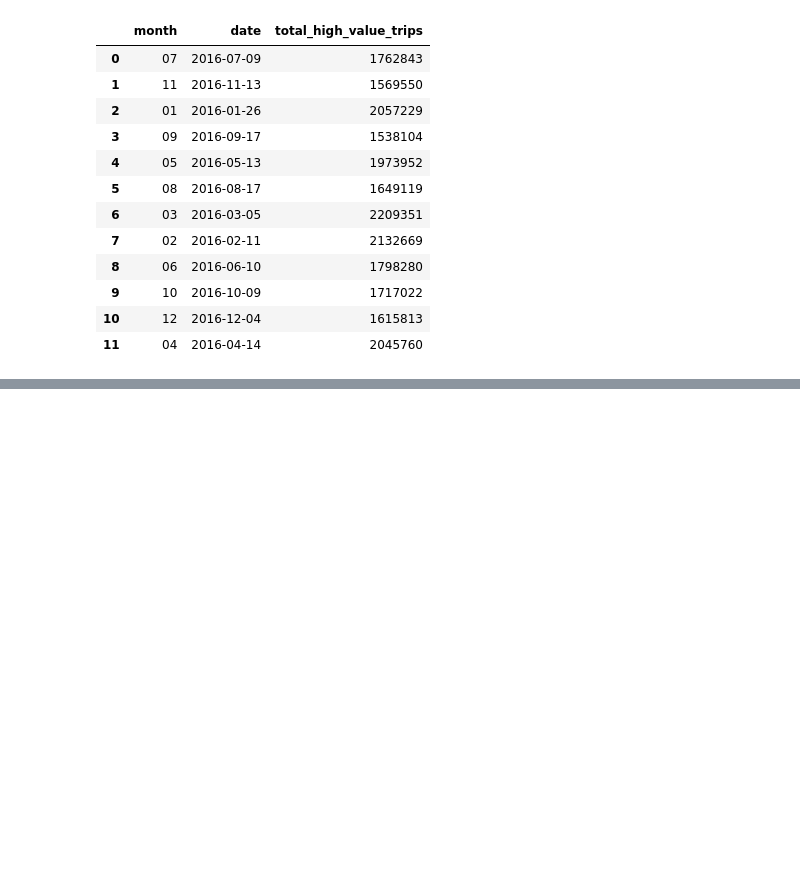
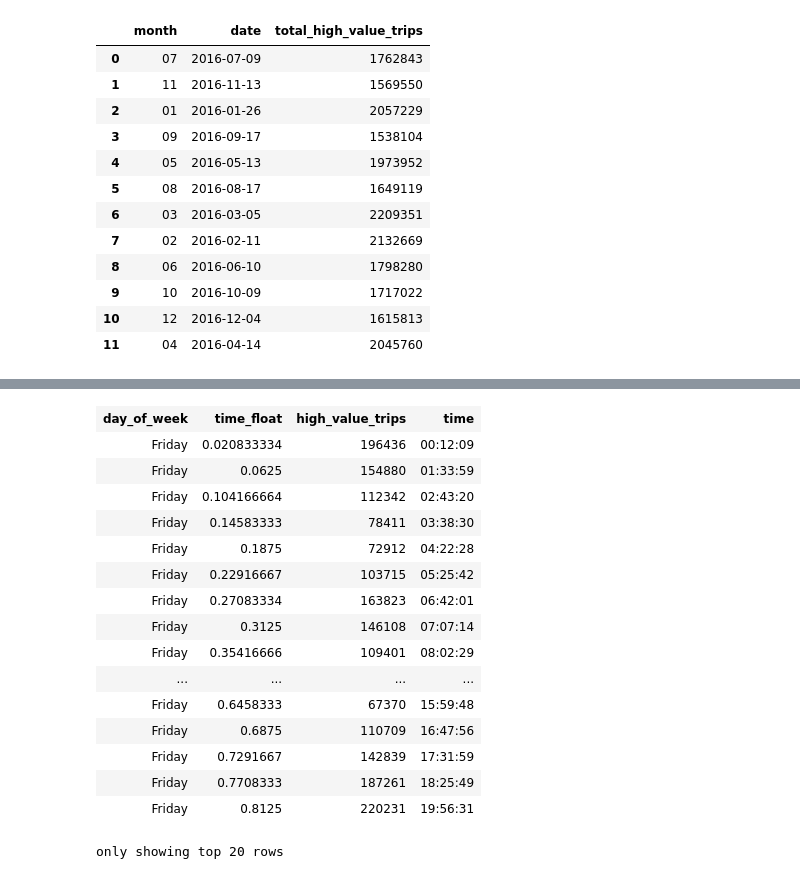
Before and after one commit to MAST30034-Applied-Data-Science/mast30034-project-1-andersonkam, a Jupyter notebook: notebooks/visualisation.ipynb, the cells around one changed output, grey strips where cells are left out. Saved outputs shown, nothing was run; the diff lists cells and outputs as text; code cells hidden in the pictures; blank space fills up the shorter version.

```diff
--- a/notebooks/visualisation.ipynb
+++ b/notebooks/visualisation.ipynb
@@ -316,0 +338,46 @@ plt.savefig("../plots/pickup_month.png", bbox_inches = "tight")
+# %%
+@F.udf(returnType=StringType())
+def covert_day(date):
+    date = str(date)
+    year, month, day = date.split('-')
+    day_int = weekday(int(year), int(month), int(day))
+    day_to_str = {0: "Monday",
+                  1: "Tuesday",
+                  2: "Wednesday",
+                  3: "Thursday",
+                  4: "Friday",
+                  5: "Saturday",
+                  6: "Sunday"}
+    return day_to_str[day_int]
+
+
+
+visualise_day_time_HV_pickups_sdf = visualise_sdf.withColumn("day_of_week", covert_day(F.col("date")))
+visualise_day_time_HV_pickups_sdf = visualise_day_time_HV_pickups_sdf.groupBy("day_of_week", "time_float") \
+                                                                     .agg(
+                                                                         {
+                                                                             "high_value_trips": "sum",
+                                                                             "time" : "first"
+                                                                        }
+                                                                     ) \
+                                                                     .withColumnRenamed('sum(high_value_trips)', 'high_value_trips') \
+                                                                     .withColumnRenamed('first(time)', 'time')
+visualise_day_time_HV_pickups_sdf
+# %% [output]
+| day_of_week | time_float | high_value_trips | time |
+| Friday | 0.020833334 | 196436 | 00:12:09 |
+| Friday | 0.0625 | 154880 | 01:33:59 |
+| Friday | 0.104166664 | 112342 | 02:43:20 |
+| Friday | 0.14583333 | 78411 | 03:38:30 |
+| Friday | 0.1875 | 72912 | 04:22:28 |
+| Friday | 0.22916667 | 103715 | 05:25:42 |
+| Friday | 0.27083334 | 163823 | 06:42:01 |
+| Friday | 0.3125 | 146108 | 07:07:14 |
+| Friday | 0.35416666 | 109401 | 08:02:29 |
+| ... | ... | ... | ... |
+| Friday | 0.6458333 | 67370 | 15:59:48 |
+| Friday | 0.6875 | 110709 | 16:47:56 |
+| Friday | 0.7291667 | 142839 | 17:31:59 |
+| Friday | 0.7708333 | 187261 | 18:25:49 |
+| Friday | 0.8125 | 220231 | 19:56:31 |
+only showing top 20 rows
```
Also changed, not shown: parts of 5 cells of this notebook, 1 other file.
